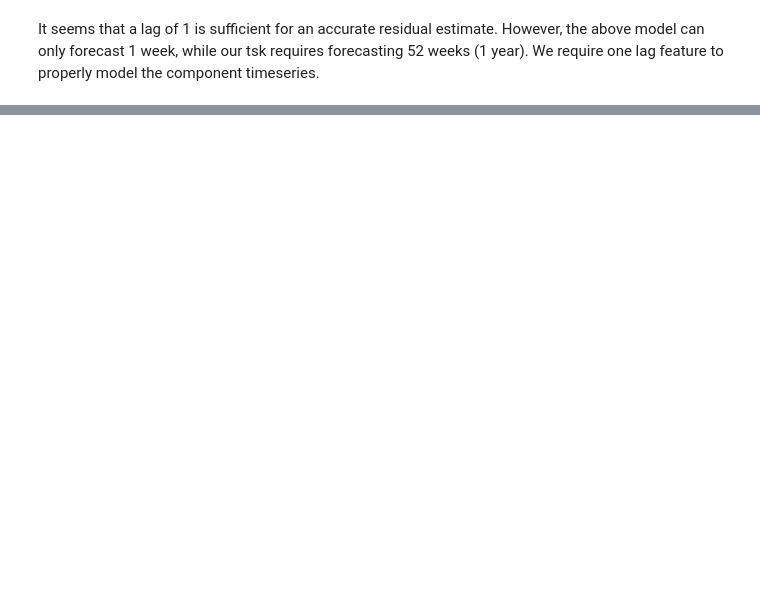
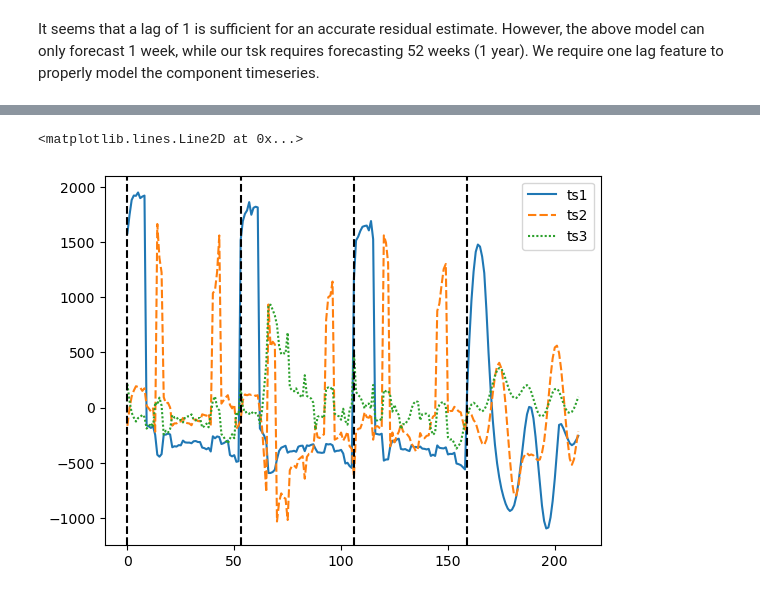
Before and after one commit to Ani-Sako/pss3e20-predicting-c02-emissions, a Jupyter notebook: modelling-co2-emissions.ipynb, the cells around one changed output, grey strips where cells are left out. Drawn from its saved outputs; the diff is of its cells as text; code cells hidden in the pictures; blank space fills up the shorter version.

```diff
--- a/modelling-co2-emissions.ipynb
+++ b/modelling-co2-emissions.ipynb
@@ -286,0 +328,28 @@ We analyze the partial autocorrelations of the 3 pca components.
+# %%
+time_dummy_forecast = np.arange(dfpca.index[-1]+1,dfpca.index[-1]+1 + 53)
+x_forecast_seasonal = fourier_features(time_dummy_forecast,
+                                   fourier_feature_frequencies,
+                                   sampling_frequency)
+x_forecast_seasonal['time_dummy'] = x_forecast_seasonal.index
+
+y_forecast_seasonal = pd.DataFrame(lr_seasonal.predict(x_forecast_seasonal),
+                                   columns=y_train_seasonal.columns,
+                                   index=x_forecast_seasonal.index)
+# %%
+y_forecast_residual = pd.DataFrame({df_residual.columns[i]:
+              np.transpose(lr_residuals[i].predict(x_pred_residual[i].tail(1))).reshape(-1)
+              for i in range(df_residual.shape[1])}, index=time_dummy_forecast)
+# %%
+y_forecast = y_forecast_seasonal + y_forecast_residual
+# %%
+df_pca_forecast = pd.concat([dfpca, y_forecast])
+ax = sns.lineplot(df_pca_forecast)
+plt.legend()
+
+ax.axvline(x=0, color = 'k', linestyle = '--')
+ax.axvline(x=53, color = 'k', linestyle = '--')
+ax.axvline(x=106, color = 'k', linestyle = '--')
+ax.axvline(x=159, color = 'k', linestyle = '--')
+# %% [output]
+<matplotlib.lines.Line2D at 0x...>
+[figure, added]
```
Also changed, not shown: parts of 19 cells of this notebook.
